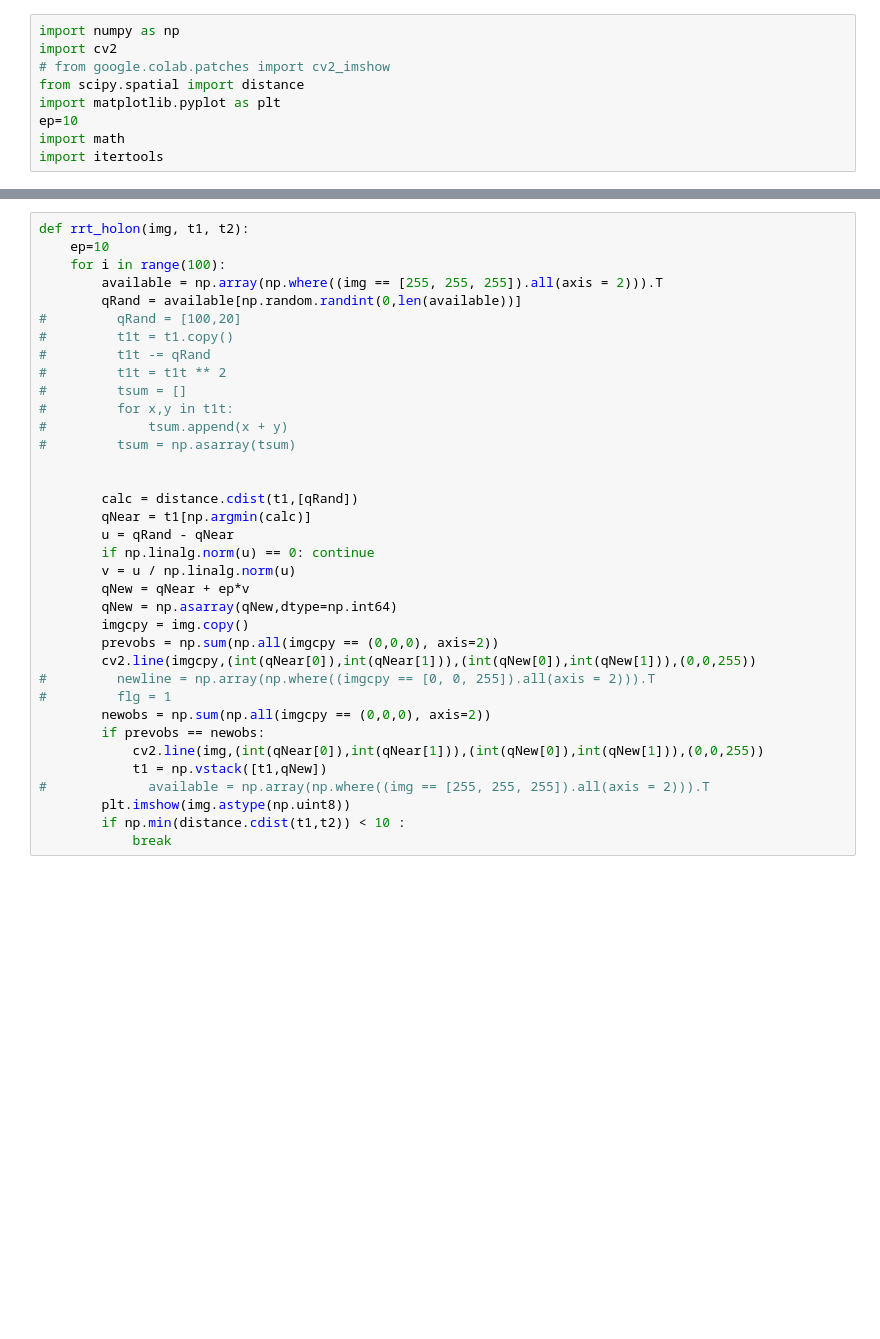
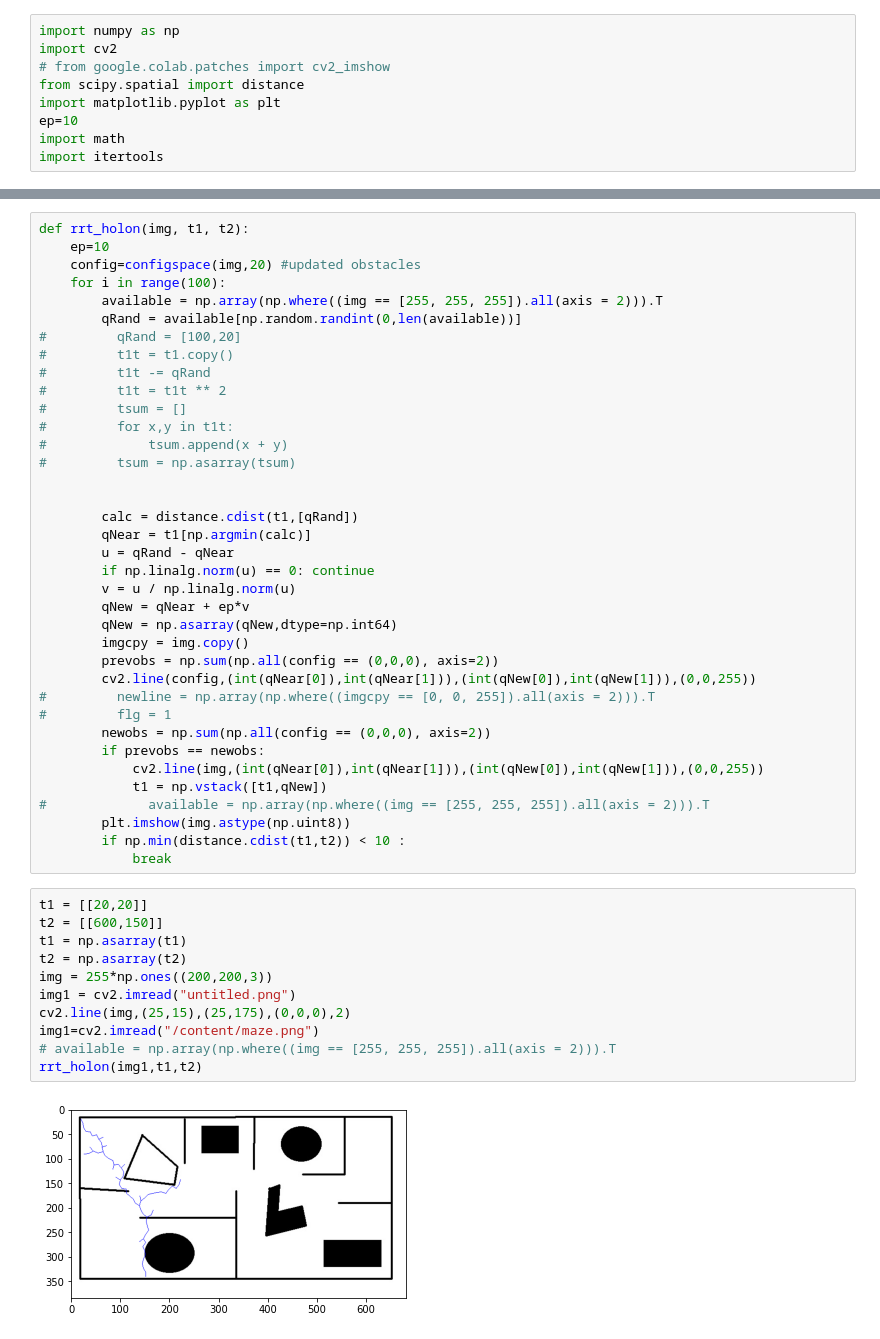
Before and after one commit to loaydatrain/Robotics-Planning-and-Navigation, a Jupyter notebook: rrt.ipynb, the cells around one changed output, grey strips where cells are left out. Cells and saved outputs as stored; diff of their text form; blank space fills up the shorter version.

```diff
--- a/rrt.ipynb
+++ b/rrt.ipynb
@@ -10,6 +29,7 @@ import itertools
 # %%
 def rrt_holon(img, t1, t2):
     ep=10
+    config=configspace(img,20) #updated obstacles
     for i in range(100):
         available = np.array(np.where((img == [255, 255, 255]).all(axis = 2))).T
         qRand = available[np.random.randint(0,len(available))]
@@ -31,11 +51,11 @@ def rrt_holon(img, t1, t2):
         qNew = qNear + ep*v
         qNew = np.asarray(qNew,dtype=np.int64)
         imgcpy = img.copy()
-        prevobs = np.sum(np.all(imgcpy == (0,0,0), axis=2))
-        cv2.line(imgcpy,(int(qNear[0]),int(qNear[1])),(int(qNew[0]),int(qNew[1])),(0,0,255))
+        prevobs = np.sum(np.all(config == (0,0,0), axis=2))
+        cv2.line(config,(int(qNear[0]),int(qNear[1])),(int(qNew[0]),int(qNew[1])),(0,0,255))
 #         newline = np.array(np.where((imgcpy == [0, 0, 255]).all(axis = 2))).T
 #         flg = 1
-        newobs = np.sum(np.all(imgcpy == (0,0,0), axis=2))
+        newobs = np.sum(np.all(config == (0,0,0), axis=2))
         if prevobs == newobs:
             cv2.line(img,(int(qNear[0]),int(qNear[1])),(int(qNew[0]),int(qNew[1])),(0,0,255))
             t1 = np.vstack([t1,qNew])
@@ -43,3 +63,16 @@ def rrt_holon(img, t1, t2):
         plt.imshow(img.astype(np.uint8))
         if np.min(distance.cdist(t1,t2)) < 10 :
             break
+# %%
+t1 = [[20,20]]
+t2 = [[600,150]]
+t1 = np.asarray(t1)
+t2 = np.asarray(t2)
+img = 255*np.ones((200,200,3))
+img1 = cv2.imread("untitled.png")
+cv2.line(img,(25,15),(25,175),(0,0,0),2)
+img1=cv2.imread("/content/maze.png")
+# available = np.array(np.where((img == [255, 255, 255]).all(axis = 2))).T
+rrt_holon(img1,t1,t2)
+# %% [output]
+[figure, added]
```
Also changed, not shown: parts of 5 cells of this notebook, 1 other file.
